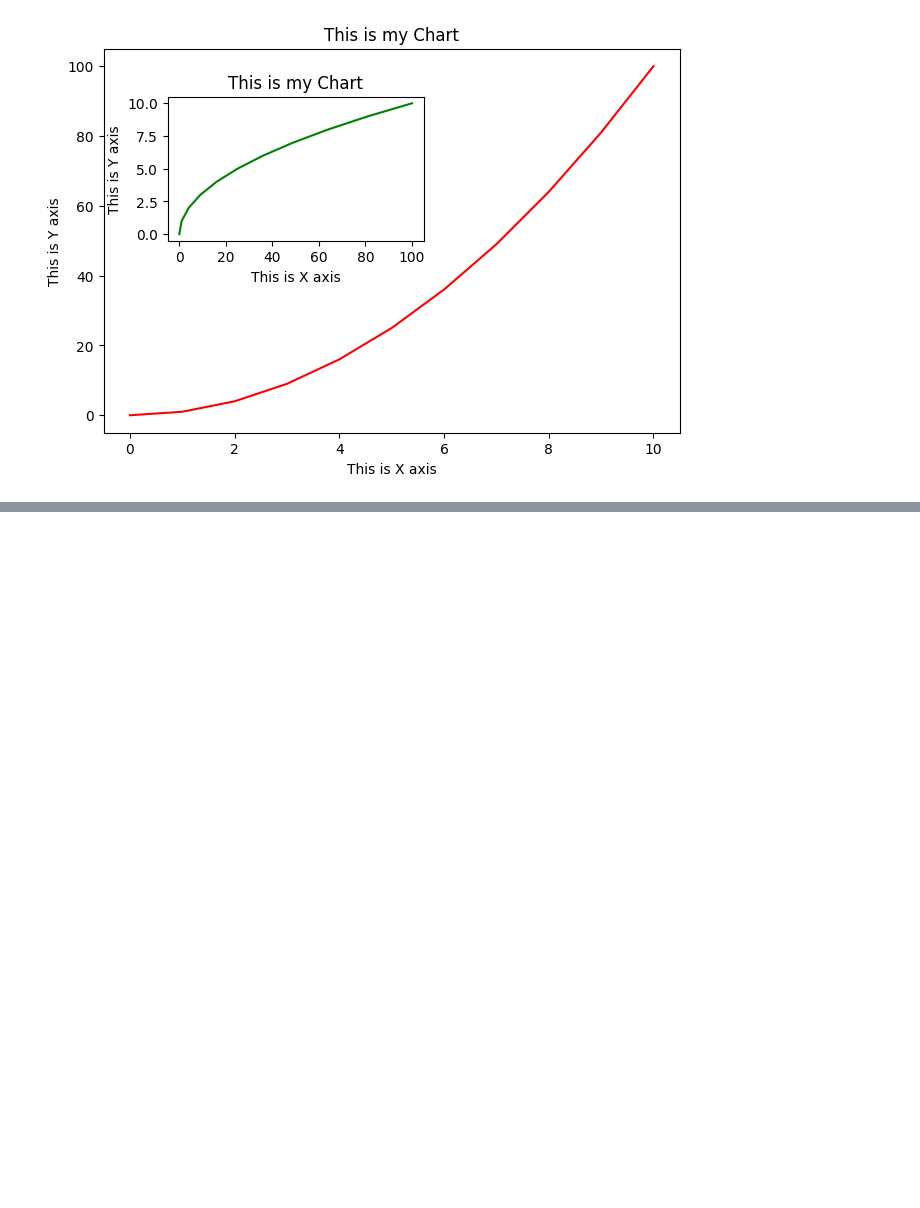
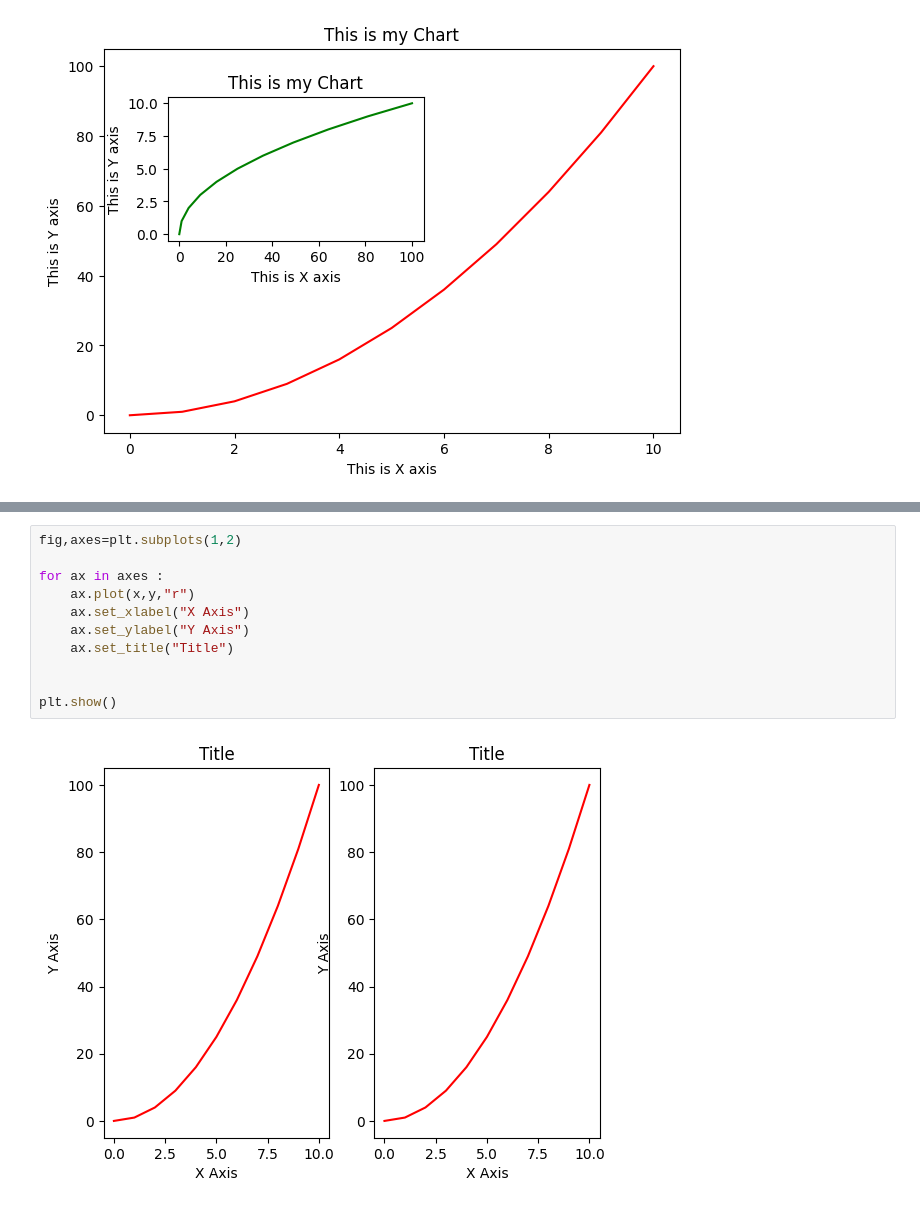
Before and after one commit to TanjiEvan/Python, a Jupyter notebook: Matplotlib&Seaborn/Basic_Matplotlib.ipynb, the cells around one changed output, grey strips where cells are left out. Saved outputs shown, nothing was run; the diff lists cells and outputs as text; blank space fills up the shorter version.

```diff
--- a/Matplotlib&Seaborn/Basic_Matplotlib.ipynb
+++ b/Matplotlib&Seaborn/Basic_Matplotlib.ipynb
@@ -86,0 +91,13 @@ plt.show()
+# %%
+fig,axes=plt.subplots(1,2)
+
+for ax in axes :
+    ax.plot(x,y,"r")
+    ax.set_xlabel("X Axis")
+    ax.set_ylabel("Y Axis")
+    ax.set_title("Title")
+
+
+plt.show()
+# %% [output]
+[figure, added]
```
Also changed, not shown: parts of 23 cells of this notebook.
